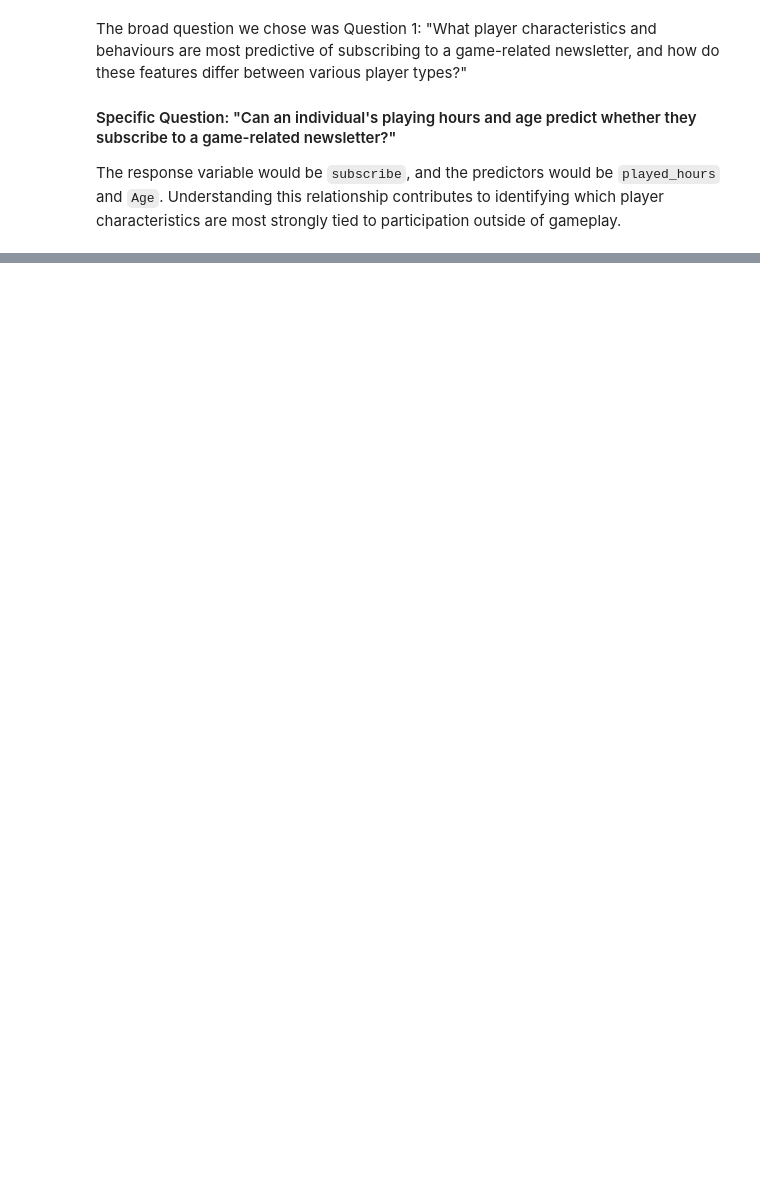
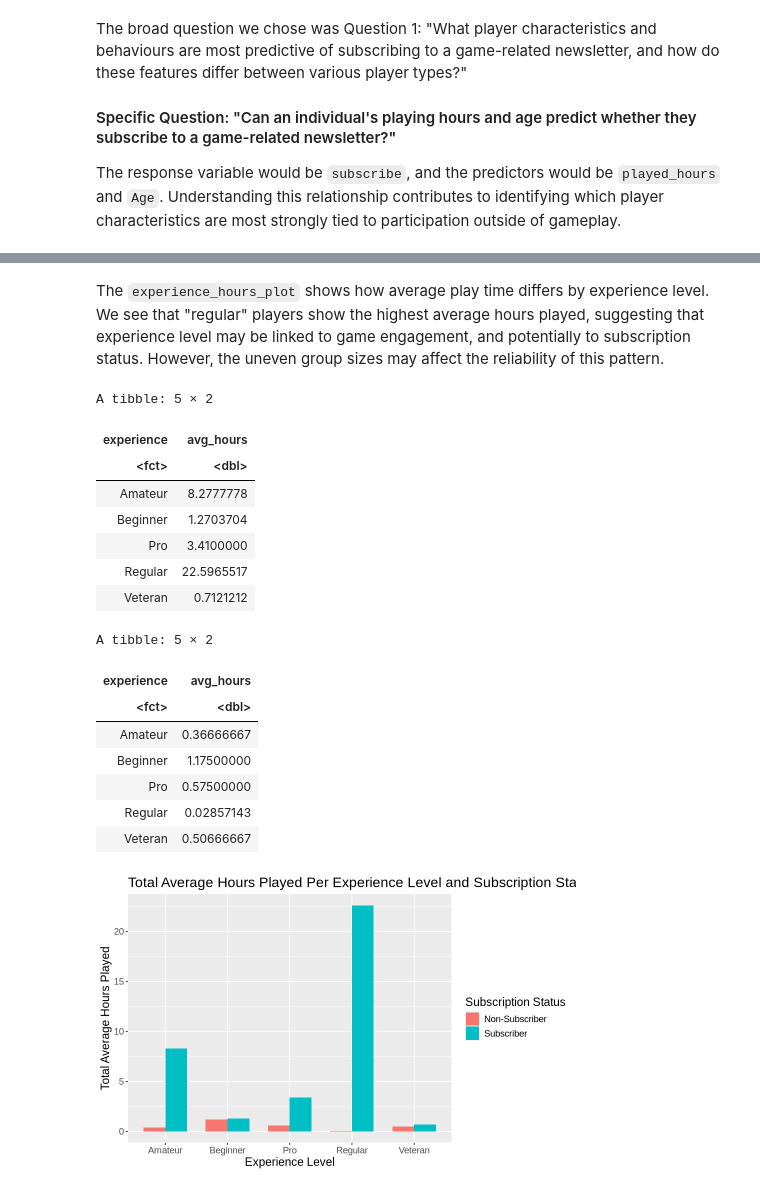
Before and after one commit to kristyluna2006/DSCI-Group-Project-, a Jupyter notebook: Group Project.ipynb, the cells around one changed output, grey strips where cells are left out. Saved outputs shown, nothing was run; the diff lists cells and outputs as text; code cells hidden in the pictures; blank space fills up the shorter version.

```diff
--- a/Group Project.ipynb
+++ b/Group Project.ipynb
@@ -107,0 +127,47 @@ A tibble: 6 × 7
+# %% [markdown]
+The `experience_hours_plot` shows how average play time differs by experience level. We see that "regular" players show the highest average hours played, suggesting that experience level may be linked to game engagement, and potentially to subscription status. However, the uneven group sizes may affect the reliability of this pattern.
+# %%
+subscribers<- players|>
+    filter(subscribe == TRUE) |>
+    group_by(experience)|>
+    summarise(avg_hours = mean(played_hours, na.rm = TRUE))
+non_subscribers<- players|>
+    filter(subscribe == FALSE) |>
+    group_by(experience)|>
+    summarise(avg_hours = mean(played_hours, na.rm = TRUE))
+subscribers
+non_subscribers
+
+subscribers <- subscribers |>
+  mutate(subscribe = "Subscriber")
+
+non_subscribers <- non_subscribers |>
+  mutate(subscribe = "Non-Subscriber")
+players_combined<- bind_rows(subscribers, non_subscribers)
+
+options(repr.plot.width = 8, repr.plot.height = 5)
+subscribers_plot<- players_combined|>
+    ggplot(aes(x= experience, y= avg_hours, fill = subscribe))+
+    geom_col(position = "dodge", width = 0.7)+
+    labs(x= "Experience Level", y= "Total Average Hours Played", fill = "Subscription Status")+
+    ggtitle("Total Average Hours Played Per Experience Level and Subscription Status")+
+    theme(text = element_text(size= 14))
+subscribers_plot
+# %% [output]
+A tibble: 5 × 2
+| experience | avg_hours |
+| <fct> | <dbl> |
+| Amateur | 8.2777778 |
+| Beginner | 1.2703704 |
+| Pro | 3.4100000 |
+| Regular | 22.5965517 |
+| Veteran | 0.7121212 |
+A tibble: 5 × 2
+| experience | avg_hours |
+| <fct> | <dbl> |
+| Amateur | 0.36666667 |
+| Beginner | 1.17500000 |
+| Pro | 0.57500000 |
+| Regular | 0.02857143 |
+| Veteran | 0.50666667 |
+[figure, added]
```
Also changed, not shown: parts of 12 cells of this notebook.
